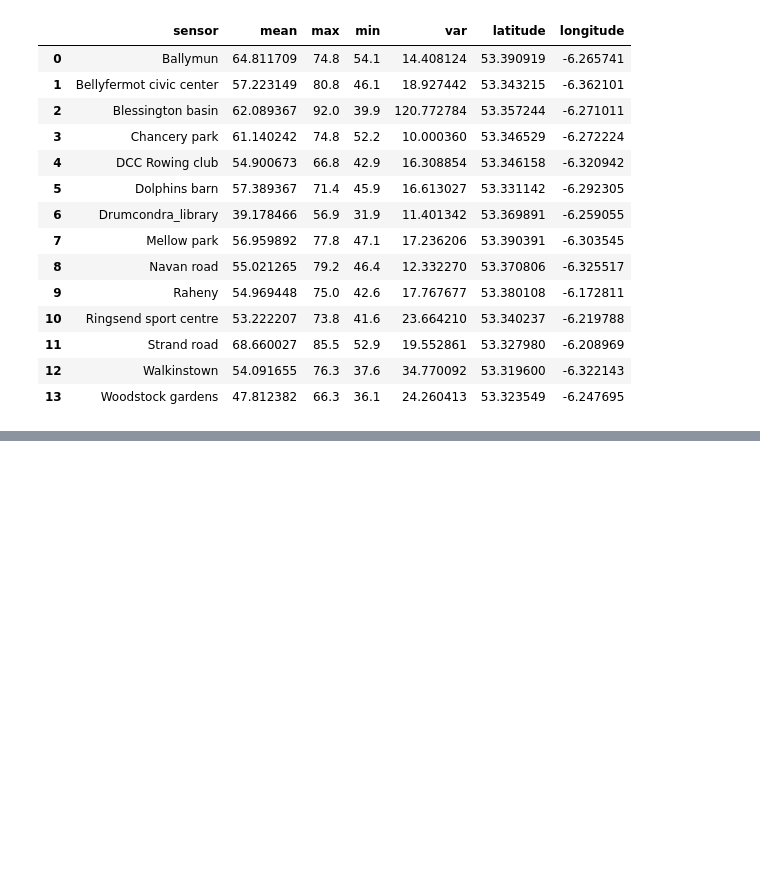
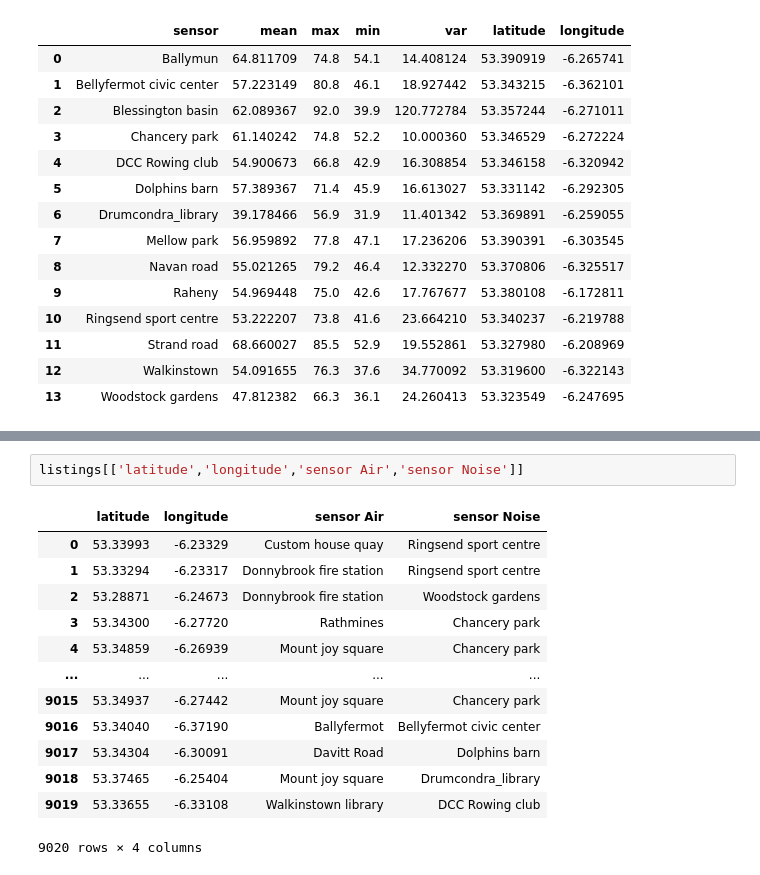
Before and after one commit to alexCCTcollege/Capstone, a Jupyter notebook: Transform.ipynb, the cells around one changed output, grey strips where cells are left out. Cells and saved outputs as stored; diff of their text form; blank space fills up the shorter version.

```diff
--- a/Transform.ipynb
+++ b/Transform.ipynb
@@ -86,0 +179,16 @@ Noise_sensors
+# %%
+listings[['latitude','longitude','sensor Air','sensor Noise']]
+# %% [output]
+|  | latitude | longitude | sensor Air | sensor Noise |
+| 0 | 53.33993 | -6.23329 | Custom house quay | Ringsend sport centre |
+| 1 | 53.33294 | -6.23317 | Donnybrook fire station | Ringsend sport centre |
+| 2 | 53.28871 | -6.24673 | Donnybrook fire station | Woodstock gardens |
+| 3 | 53.34300 | -6.27720 | Rathmines | Chancery park |
+| 4 | 53.34859 | -6.26939 | Mount joy square | Chancery park |
+| ... | ... | ... | ... | ... |
+| 9015 | 53.34937 | -6.27442 | Mount joy square | Chancery park |
+| 9016 | 53.34040 | -6.37190 | Ballyfermot | Bellyfermot civic center |
+| 9017 | 53.34304 | -6.30091 | Davitt Road | Dolphins barn |
+| 9018 | 53.37465 | -6.25404 | Mount joy square | Drumcondra_library |
+| 9019 | 53.33655 | -6.33108 | Walkinstown library | DCC Rowing club |
+9020 rows × 4 columns
```
Also changed, not shown: parts of 6 cells of this notebook.
